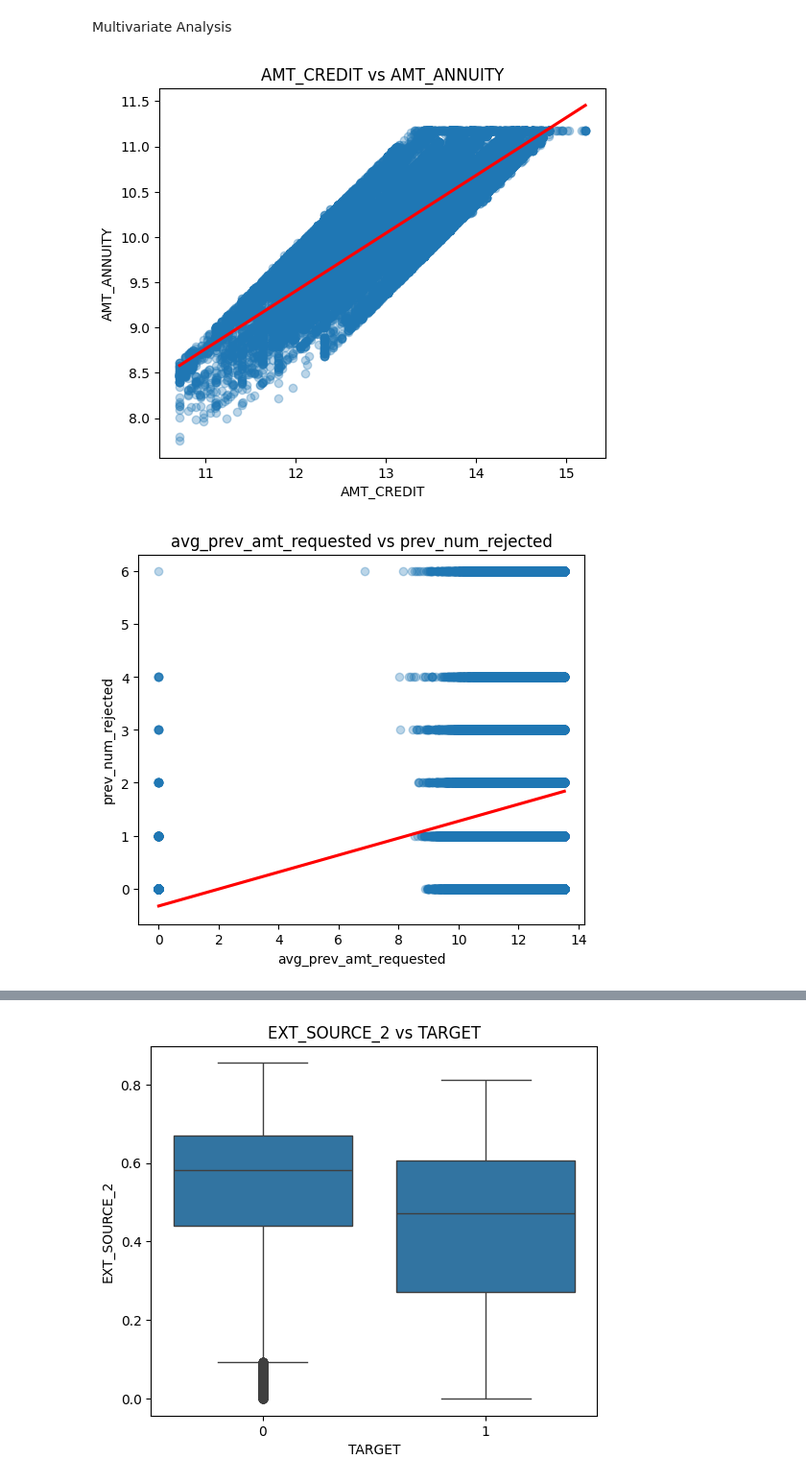
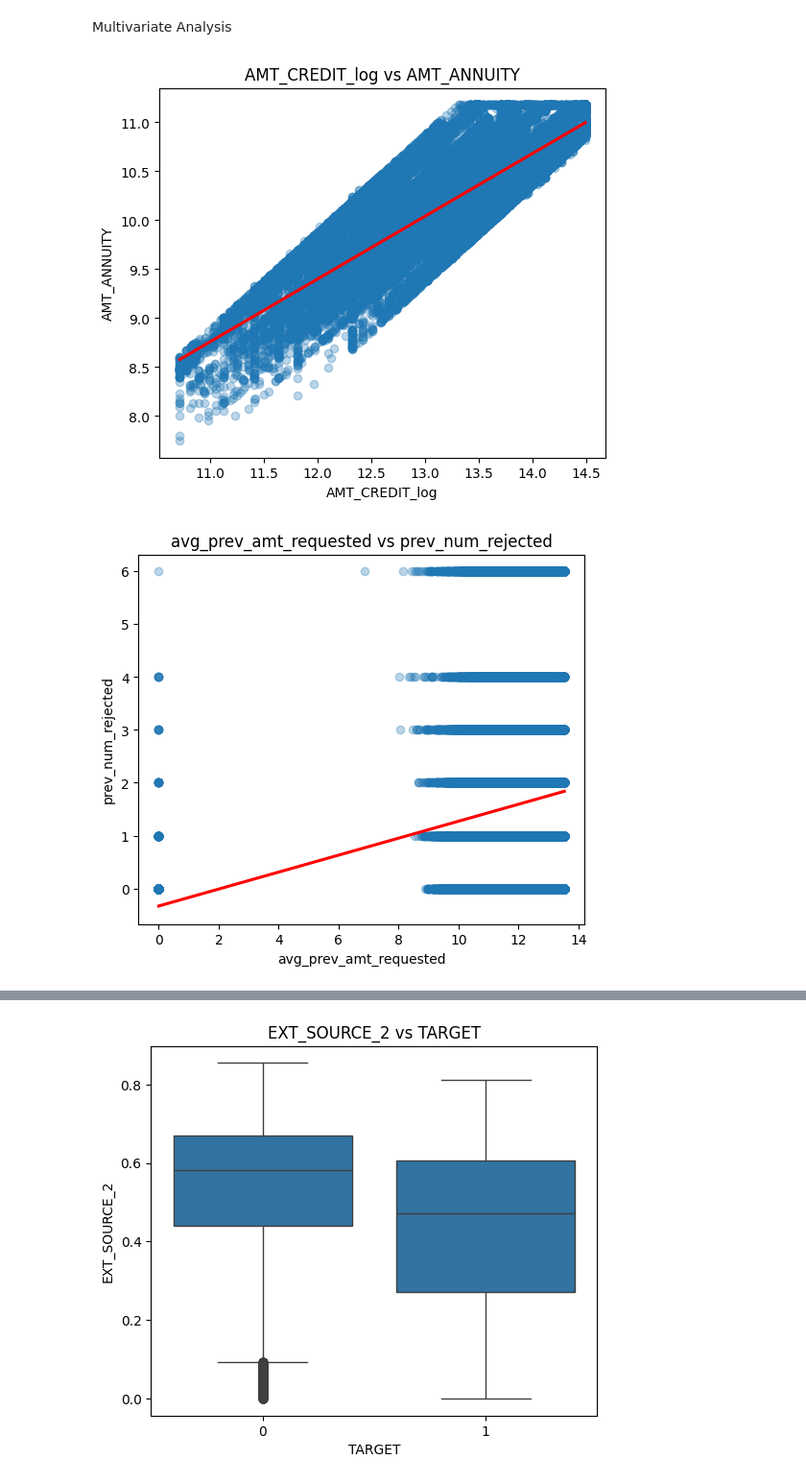
Before and after one commit to Parvrajchauhan/fintech-loan-predictor, a Jupyter notebook: Notebooks/EDA.ipynb, the cells around one changed output, grey strips where cells are left out. Shown at 96% size. Drawn from its saved outputs; the diff is of its cells as text; code cells hidden in the pictures.

```diff
--- a/Notebooks/EDA.ipynb
+++ b/Notebooks/EDA.ipynb
@@ -155,6 +155,11 @@ display(high_corr_df)
 | 5 | prev_num_rejected | prev_num_applications | 0.859608 |
 # %%
 df.drop(columns=['CNT_CHILDREN','EMPLOYED_FLAG','AMT_GOODS_PRICE', 'OBS_30_CNT_SOCIAL_CIRCLE', 'DEF_30_CNT_SOCIAL_CIRCLE', 'prev_num_applications','AMT_REQ_CREDIT_BUREAU_HOUR', 'AMT_REQ_CREDIT_BUREAU_DAY', 'AMT_REQ_CREDIT_BUREAU_WEEK','AMT_REQ_CREDIT_BUREAU_QRT'], inplace=True, errors='ignore')
+# %%
+
+df["AMT_CREDIT_log"] = np.log1p(df["AMT_CREDIT"])
+upper = df["AMT_CREDIT_log"].quantile(0.99)
+df["AMT_CREDIT_log"] = df["AMT_CREDIT_log"].clip(upper=upper)
 # %% [markdown]
 Normalization
 # %%
@@ -228,11 +233,6 @@ num_cols_parts = np.array_split(num_cols, 3)
 part1, part2, part3= num_cols_parts
 # %%
 cols=["AMT_INCOME_TOTAL", "AMT_ANNUITY","pos_mean_cnt_instalment","inst_mean_payment_delay","avg_prev_amt_requested", "avg_cc_amt_balance", "avg_cc_amt_payment_total_current"]
-# %%
-
-df["AMT_CREDIT"]=np.log1p(df["AMT_CREDIT"])
-upper = df["AMT_CREDIT"].quantile(0.99)
-df["AMT_CREDIT_log"] = df["AMT_CREDIT"].clip(upper=upper)
 # %%
 df[cols]=np.log1p(df[cols])
 for col in cols:
@@ -376,25 +377,25 @@ plt.show()
 Multivariate Analysis
 # %%
 num_num_pairs = [
-    ('AMT_CREDIT', 'AMT_ANNUITY'),
+    ('AMT_CREDIT_log', 'AMT_ANNUITY'),
     ('avg_prev_amt_requested', 'prev_num_rejected'),
     ('max_cc_sk_dpd', 'inst_mean_payment_delay'),
     ('AMT_REQ_CREDIT_BUREAU_YEAR', 'bureau_overdue_months'),
     ('avg_cc_amt_balance', 'avg_cc_amt_payment_total_current')
 ]
 
 for x, y in num_num_pairs:
     plt.figure(figsize=(6, 5))
     sns.regplot(
         x=df[x],
         y=df[y],
         scatter_kws={'alpha': 0.3},
         line_kws={'color': 'red'}
     )
     plt.title(f'{x} vs {y}')
     plt.show()
 # %% [output]
-[figure, old version]
+[figure, new version]
 [figure]
 [figure]
 [figure]
```
Also changed, not shown: parts of 10 cells of this notebook, 1 other file.
